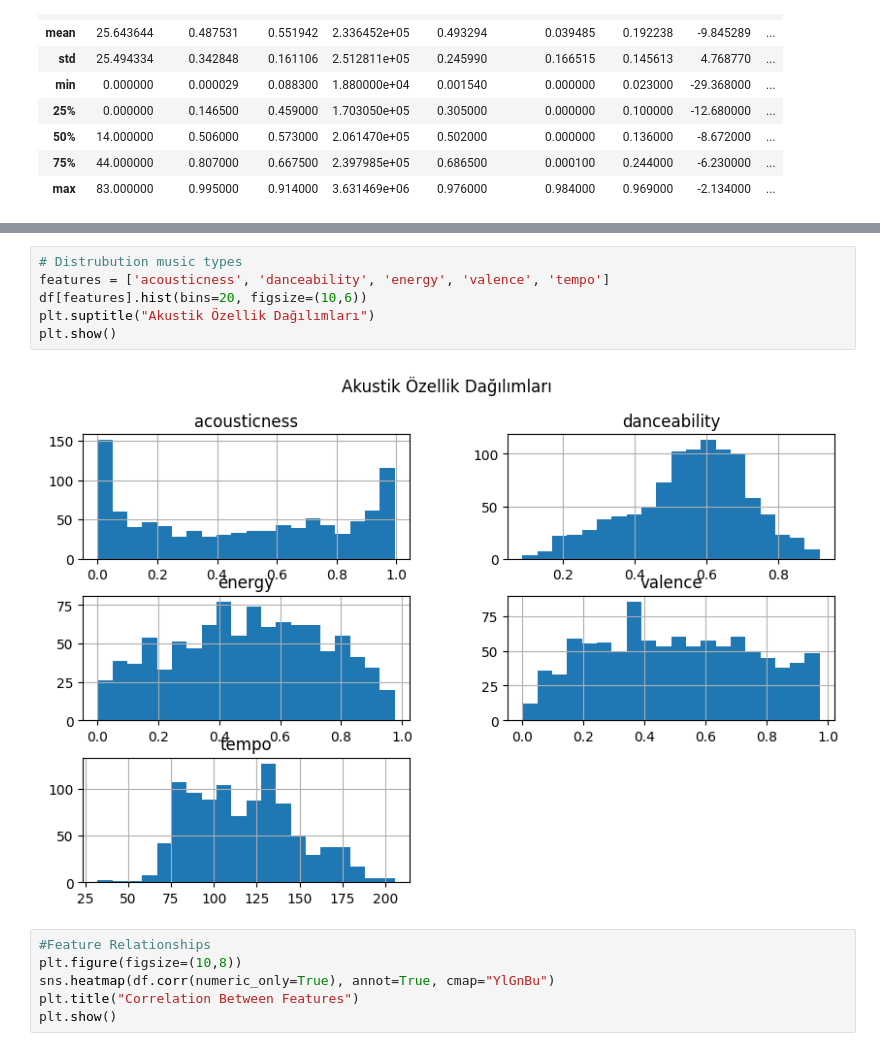
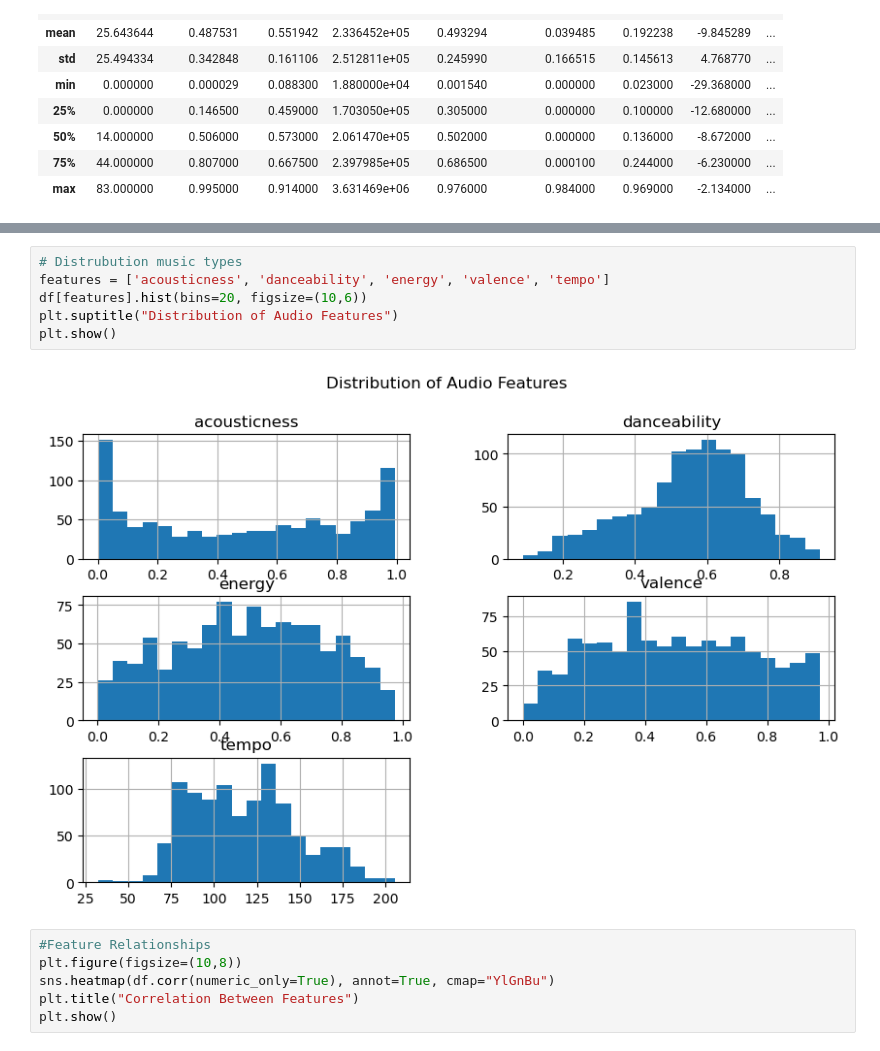
Before and after one commit to hilmiozbay/recommender-systems, a Jupyter notebook: music-recommender-system/music-recommendation.ipynb, the cells around one changed output, grey strips where cells are left out. Drawn from its saved outputs; the diff is of its cells as text.

```diff
--- a/music-recommender-system/music-recommendation.ipynb
+++ b/music-recommender-system/music-recommendation.ipynb
@@ -59,11 +59,11 @@ plt.show()
 # %%
 # Distrubution music types
 features = ['acousticness', 'danceability', 'energy', 'valence', 'tempo']
 df[features].hist(bins=20, figsize=(10,6))
-plt.suptitle("Akustik Özellik Dağılımları")
+plt.suptitle("Distribution of Audio Features")
 plt.show()
 # %% [output]
-[figure, old version]
+[figure, new version]
 # %%
 #Feature Relationships
 plt.figure(figsize=(10,8))
```
Also changed, not shown: parts of 2 cells of this notebook.
